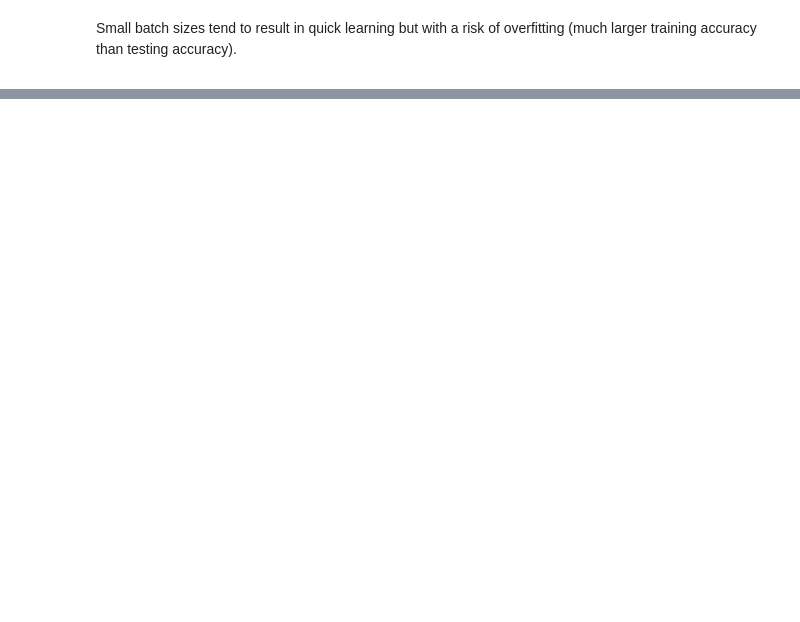
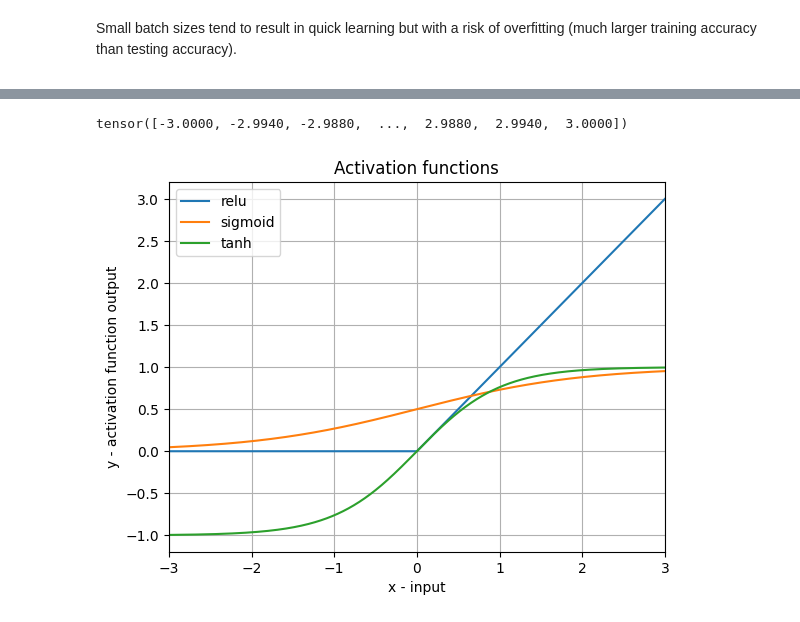
Before and after one commit to szalai-istvan/ai, a Jupyter notebook: deep-understanding-of-deep-learning/06-metaparameters/06-metaparameters.ipynb, the cells around one changed output, grey strips where cells are left out. Saved outputs shown, nothing was run; the diff lists cells and outputs as text; code cells hidden in the pictures; blank space fills up the shorter version.

```diff
--- a/deep-understanding-of-deep-learning/06-metaparameters/06-metaparameters.ipynb
+++ b/deep-understanding-of-deep-learning/06-metaparameters/06-metaparameters.ipynb
@@ -309,0 +493,23 @@ $$ \widetilde{x} = \frac{x - min(x)}{max(x) - min(x)} $$
+# %%
+x = torch.linspace(-3, 3, 1_001)
+print(x)
+
+def activate(functionName, x):
+    return getattr(torch, functionName)(x)
+# %% [output]
+tensor([-3.0000, -2.9940, -2.9880,  ...,  2.9880,  2.9940,  3.0000])
+# %%
+activationFunctions = ['relu', 'sigmoid', 'tanh']
+
+for act in activationFunctions:
+    plt.plot(x, activate(act, x))
+    plt.xlim([-3, 3])
+    plt.grid()
+    plt.xlabel('x - input')
+    plt.ylabel('y - activation function output')
+    plt.title('Activation functions')
+
+plt.legend(activationFunctions)
+plt.show()
+# %% [output]
+[figure, added]
```
Also changed, not shown: parts of 9 cells of this notebook, 5 other files.
